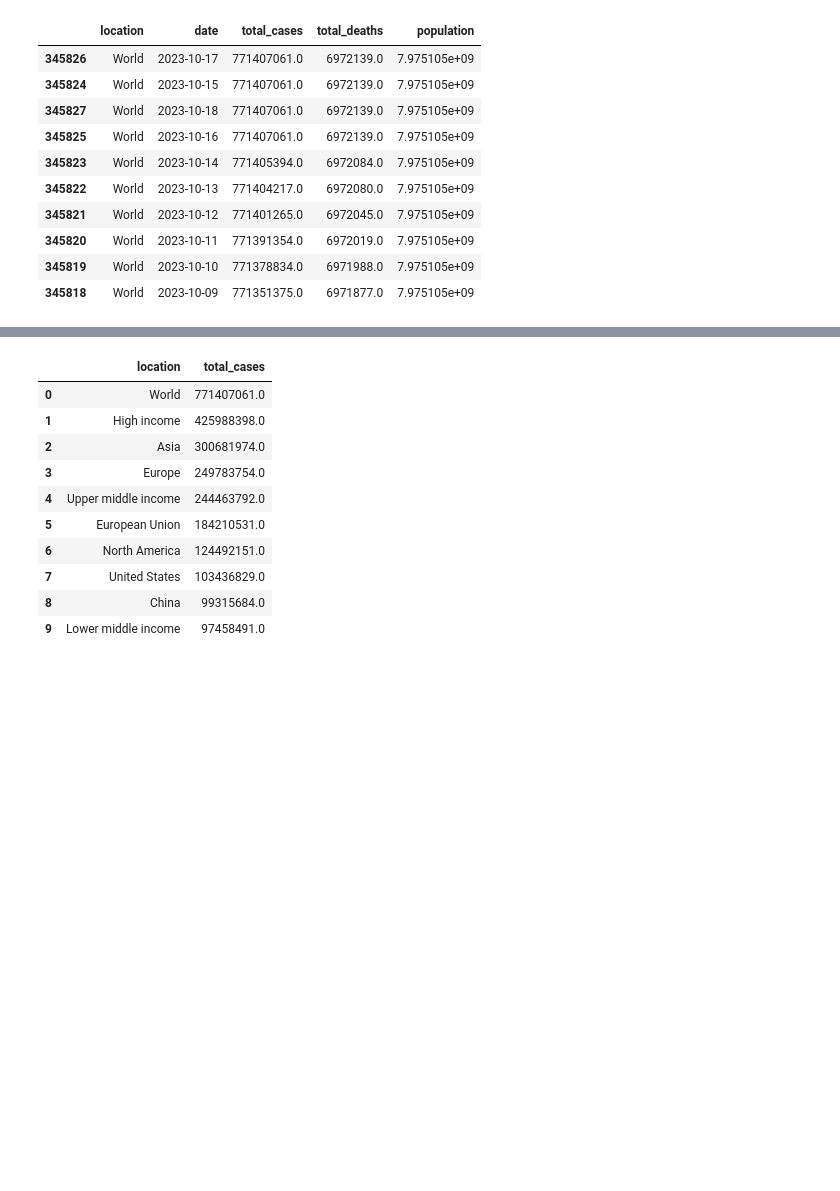
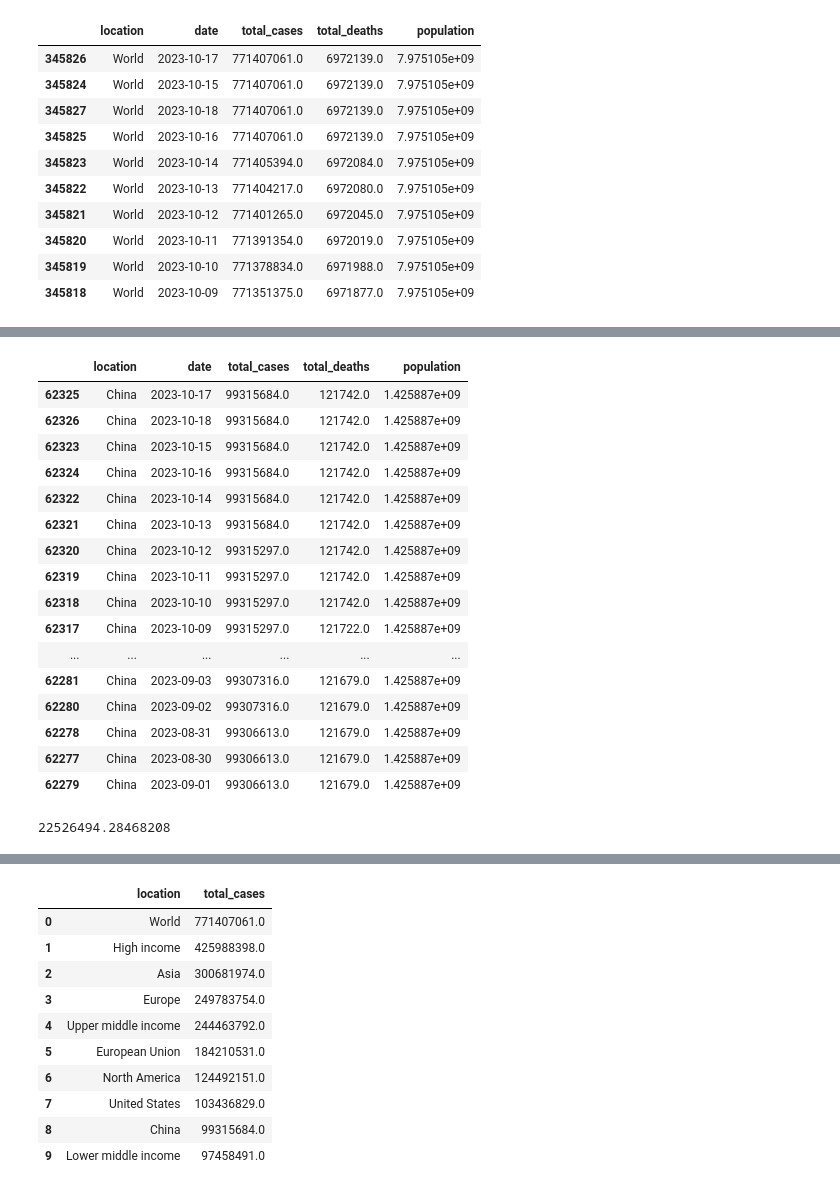
Before and after one commit to datla-ria/Project-1, a Jupyter notebook: project-1.ipynb, the cells around one changed output, grey strips where cells are left out. Cells and saved outputs as stored; diff of their text form; code cells hidden in the pictures; blank space fills up the shorter version.

```diff
--- a/project-1.ipynb
+++ b/project-1.ipynb
@@ -100,0 +128,27 @@ covid_data_df.head(10)
+# %%
+china_data = covid_data_df[covid_data_df["location"] == "China"]
+china_data.head(50)
+# %% [output]
+|  | location | date | total_cases | total_deaths | population |
+| 62325 | China | 2023-10-17 | 99315684.0 | 121742.0 | 1.425887e+09 |
+| 62326 | China | 2023-10-18 | 99315684.0 | 121742.0 | 1.425887e+09 |
+| 62323 | China | 2023-10-15 | 99315684.0 | 121742.0 | 1.425887e+09 |
+| 62324 | China | 2023-10-16 | 99315684.0 | 121742.0 | 1.425887e+09 |
+| 62322 | China | 2023-10-14 | 99315684.0 | 121742.0 | 1.425887e+09 |
+| 62321 | China | 2023-10-13 | 99315684.0 | 121742.0 | 1.425887e+09 |
+| 62320 | China | 2023-10-12 | 99315297.0 | 121742.0 | 1.425887e+09 |
+| 62319 | China | 2023-10-11 | 99315297.0 | 121742.0 | 1.425887e+09 |
+| 62318 | China | 2023-10-10 | 99315297.0 | 121742.0 | 1.425887e+09 |
+| 62317 | China | 2023-10-09 | 99315297.0 | 121722.0 | 1.425887e+09 |
+| ... | ... | ... | ... | ... | ... |
+| 62281 | China | 2023-09-03 | 99307316.0 | 121679.0 | 1.425887e+09 |
+| 62280 | China | 2023-09-02 | 99307316.0 | 121679.0 | 1.425887e+09 |
+| 62278 | China | 2023-08-31 | 99306613.0 | 121679.0 | 1.425887e+09 |
+| 62277 | China | 2023-08-30 | 99306613.0 | 121679.0 | 1.425887e+09 |
+| 62279 | China | 2023-09-01 | 99306613.0 | 121679.0 | 1.425887e+09 |
+# %%
+#Average number of cases in the United States
+mean_total_china_cases = china_data["total_cases"].mean()
+print(mean_total_china_cases)
+# %% [output]
+22526494.28468208
```
Also changed, not shown: parts of 9 cells of this notebook.
